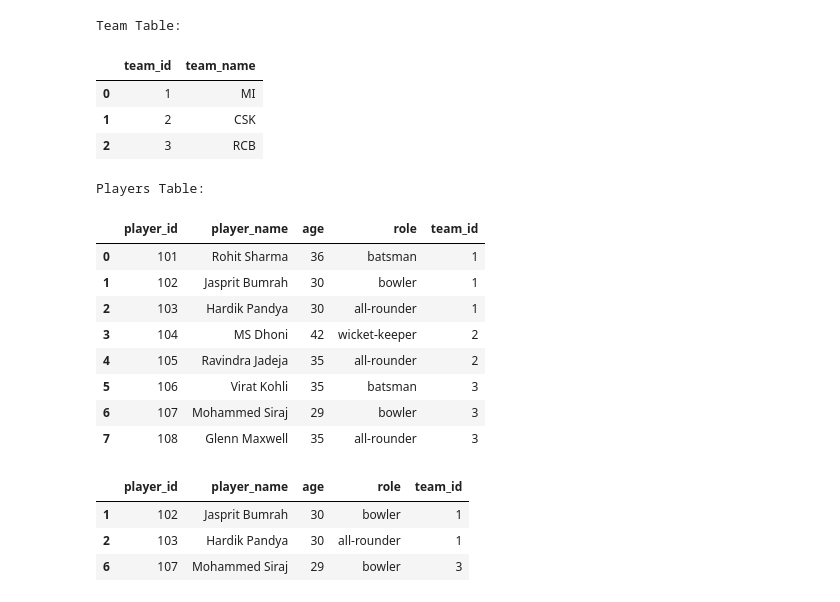
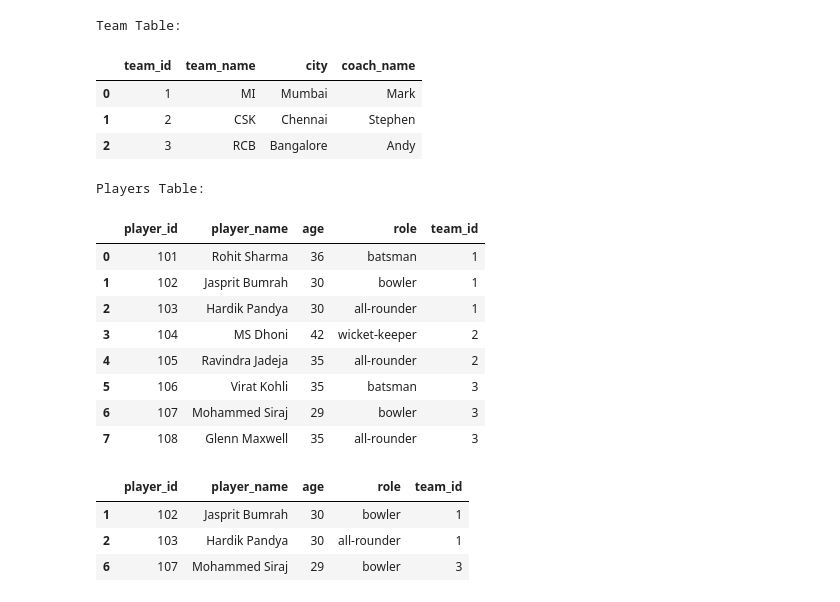
Before and after one commit to shivamkumar359/3rd-SEM-CLASS-CODES, a Jupyter notebook: IDB/WEEK2/PRACTICAL_SESSION.ipynb, the cells around one changed output. Drawn from its saved outputs; the diff is of its cells as text; code cells hidden in the pictures.

```diff
--- a/IDB/WEEK2/PRACTICAL_SESSION.ipynb
+++ b/IDB/WEEK2/PRACTICAL_SESSION.ipynb
@@ -10,27 +3,35 @@ teams_data = {
 # %%
 import pandas as pd
+
+teams_data = {
+    'team_id': [1, 2, 3],
+    'team_name': ['MI', 'CSK', 'RCB'],
+    'city': ['Mumbai', 'Chennai', 'Bangalore'],
+    'coach_name': ['Mark', 'Stephen', 'Andy']
+}
+teams = pd.DataFrame(teams_data)
 
 players_data = {
     'player_id': [101, 102, 103, 104, 105, 106, 107, 108],
     'player_name': ['Rohit Sharma', 'Jasprit Bumrah', 'Hardik Pandya', 'MS Dhoni', 'Ravindra Jadeja', 'Virat Kohli', 'Mohammed Siraj', 'Glenn Maxwell'],
     'age': [36, 30, 30, 42, 35, 35, 29, 35],
     'role': ['batsman', 'bowler', 'all-rounder', 'wicket-keeper', 'all-rounder', 'batsman', 'bowler', 'all-rounder'],
     'team_id': [1, 1, 1, 2, 2, 3, 3, 3]
 }
+
+
 players = pd.DataFrame(players_data)
-
-teams = pd.DataFrame(teams_data)
 
 print("Team Table:")
 display(teams)
 print("\nPlayers Table:")
 display(players)
 # %% [output]
 Team Table:
-|  | team_id | team_name |
-| 0 | 1 | MI |
-| 1 | 2 | CSK |
-| 2 | 3 | RCB |
+|  | team_id | team_name | city | coach_name |
+| 0 | 1 | MI | Mumbai | Mark |
+| 1 | 2 | CSK | Chennai | Stephen |
+| 2 | 3 | RCB | Bangalore | Andy |
 Players Table:
 |  | player_id | player_name | age | role | team_id |
 | 0 | 101 | Rohit Sharma | 36 | batsman | 1 |
```
Also changed, not shown: parts of 1 cell of this notebook.
